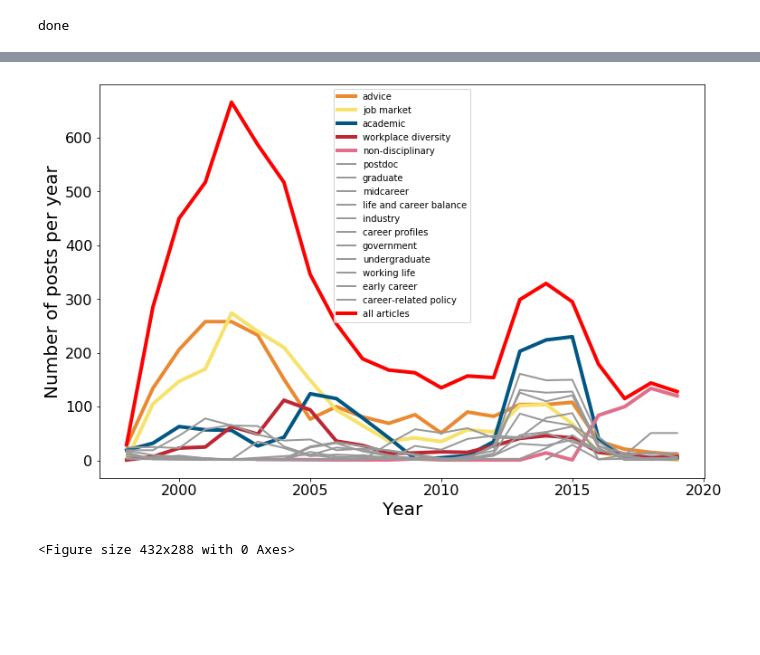
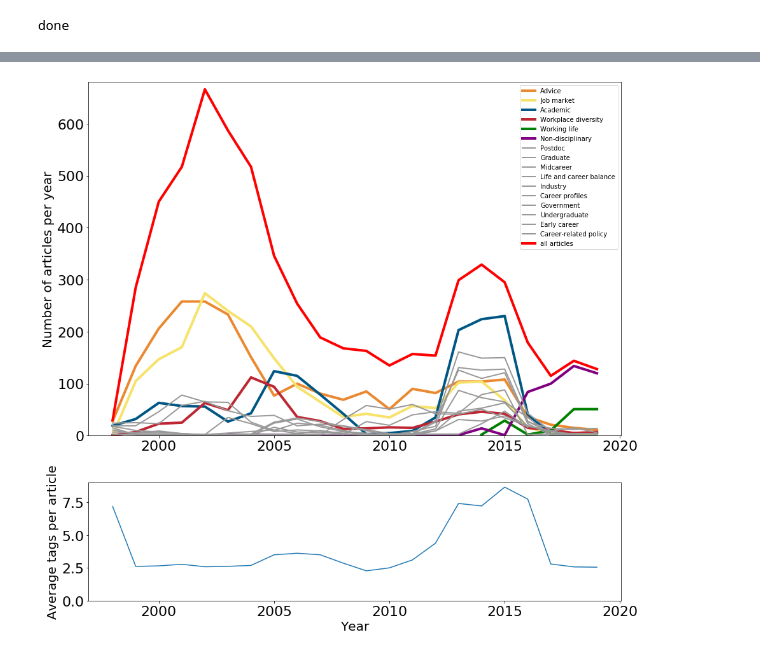
Before and after one commit to crboothb/sciencemag-careers-analysis, a Jupyter notebook: scripts/tags_word.ipynb, the cells around one changed output, grey strips where cells are left out. Saved outputs shown, nothing was run; the diff lists cells and outputs as text; code cells hidden in the pictures; blank space fills up the shorter version.

Commit message:
improved labelling

```diff
--- a/scripts/tags_word.ipynb
+++ b/scripts/tags_word.ipynb
@@ -55,0 +49,11 @@ full_df.head(2)
+# %%
+no_tags = []
+for i in range(len(full_df)):
+    flag = "untagged"
+    for col in full_df.columns:
+        if full_df.iloc[i][col] != "yes":
+            continue
+        else:
+            flag = "tageed"
+    no_tags.append(flag)
+full_df["no_tags"] = no_tags
@@ -158,38 +173,55 @@ output_plot("../figs/average_tags_post.png")
 # %%
+# gs = gridspec.GridSpec(2, 1, height_ratios=[3, 1])
+fig, (ax0,ax1) = plt.subplots(2, 1, gridspec_kw={'height_ratios': [3, 1]})
+
 # colors = ["black","green","orange","blue","purple","yellow","brown",]
 
-plots = []
+# plots = []
 count=0
 b_count = 0
 g_count = 0
 
-plt.figure(figsize=(12, 8))
 for cat in categories:
     if cat in bold_cats:
         boldness=4
         col = brights[b_count]
         b_count+=1
     else:
         boldness=2
         # col = grays[g_count]
         col = "#999999"
         g_count+=1
     cat_df = full_df[full_df[cat] == "yes"]
     cat_vis = vis.prep_per(cat_df, group_by = "year")
     sns.lineplot(
         x = "year", y = "n", color = col,
-        legend="full", label=legend_cats[count],
+        legend="full", label=formal_labels[cat],
         linewidth=boldness,
-        data = cat_vis)
+        data = cat_vis,
+        ax=ax0)
     count+=1
 
-sns.lineplot(x = "year", y = "n", color = "red", legend="full",linewidth=4, label="all articles",data = full_vis)
-plt.xlabel("Year", fontsize=20)
-plt.ylabel("Number of posts per year", fontsize=20)
+sns.lineplot(x = "year", y = "n", color = "red", legend="full",linewidth=4, label="all articles",data = full_vis, ax=ax0)
+ax0.set_ylim([0,680])
+ax0.set_ylabel("Number of articles per year", fontsize=20)
+ax0.set_xlabel("")
+# ax0.set_xticks()
 # plt.title("Category articles by year over time")
 
-output_plot("../figs/article_types_expanded.png")
-# plt.savefig("../figs/article_types_expanded.png")
+sns.lineplot(x = "year", y = "n_tags", data = tags_avg_df, ax=ax1)
+ax1.set_ylim([0,9])
+ax1.set_ylabel("Average tags per article", fontsize=20)
+ax1.set_xlabel("Year", fontsize=20)
+
+ax0.tick_params(axis='both', which='major', labelsize=22)
+ax1.tick_params(axis='both', which='major', labelsize=22)
+
+
+
+fig.set_figheight(15)
+fig.set_figwidth(15)
+
+# output_plot("../figs/article_types_expanded.png")
+plt.savefig("../figs/article_types_expanded.png", bbox_inches="tight")
 # %% [output]
-[figure, old version]
+[figure, new version]
-<Figure size 432x288 with 0 Axes>
```
Also changed, not shown: parts of 7 cells of this notebook.
